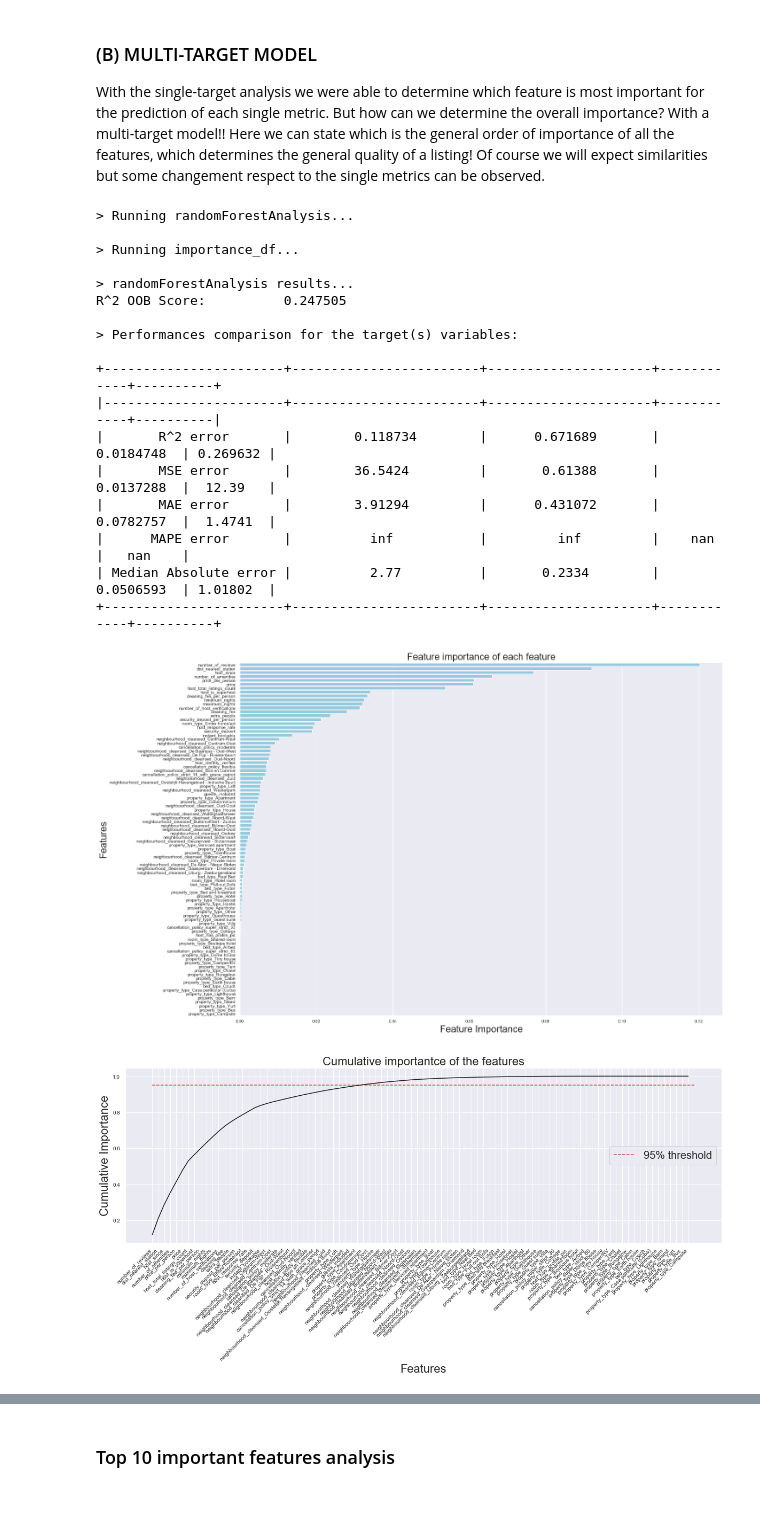
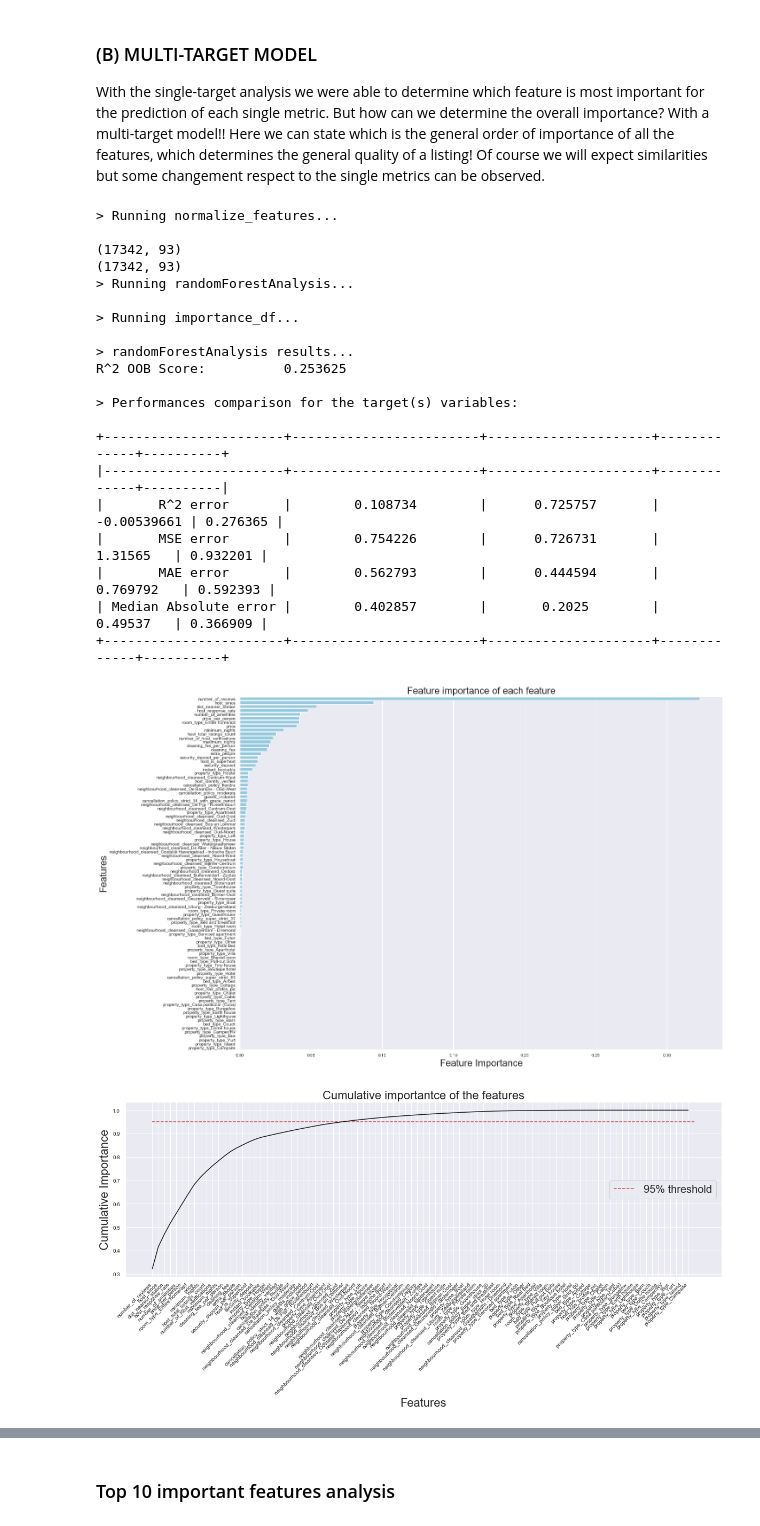
Before and after one commit to vonalven/airbnb_ada_project, a Jupyter notebook: 12.10.main.ipynb, the cells around one changed output, grey strips where cells are left out. Saved outputs shown, nothing was run; the diff lists cells and outputs as text; code cells hidden in the pictures.

```diff
--- a/12.10.main.ipynb
+++ b/12.10.main.ipynb
@@ -851,24 +930,29 @@ TEXTE À REVOIR SI ON GARDE SEULEMENT COMPOUND
 With the single-target analysis we were able to determine which feature is most important for the prediction of each single metric. But how can we determine the overall importance? With a multi-target model!! Here we can state which is the general order of importance of all the features, which determines the general quality of a listing! Of course we will expect similarities but some changement respect to the single metrics can be observed.
 # %%
 f = FeaturesTools(df_features_w_metrics, df_success_metrics.columns.tolist(), random_seed = random_seed)
+processed_feat = f.preprocess_features(preprocessing_type = 'standardize_robust')
+f = FeaturesTools(processed_feat, df_success_metrics.columns.tolist(), random_seed = random_seed)
 df_importance4, df_err4, rf4 = f.randomForestAnalysis(plotResults = [True, True, True, False], tuneModelParameters = False)
 # %% [output]
+> Running normalize_features...
+
+(17342, 93)
+(17342, 93)
 > Running randomForestAnalysis...
 
 > Running importance_df...
 
 > randomForestAnalysis results...
-R^2 OOB Score:          0.247505
+R^2 OOB Score:          0.253625
 
 > Performances comparison for the target(s) variables:
 
-+-----------------------+------------------------+---------------------+------------+----------+
-|-----------------------+------------------------+---------------------+------------+----------|
-|       R^2 error       |        0.118734        |      0.671689       | 0.0184748  | 0.269632 |
-|       MSE error       |        36.5424         |       0.61388       | 0.0137288  |  12.39   |
-|       MAE error       |        3.91294         |      0.431072       | 0.0782757  |  1.4741  |
-|      MAPE error       |          inf           |         inf         |    nan     |   nan    |
-| Median Absolute error |          2.77          |       0.2334        | 0.0506593  | 1.01802  |
-+-----------------------+------------------------+---------------------+------------+----------+
++-----------------------+------------------------+---------------------+-------------+----------+
+|-----------------------+------------------------+---------------------+-------------+----------|
+|       R^2 error       |        0.108734        |      0.725757       | -0.00539661 | 0.276365 |
+|       MSE error       |        0.754226        |      0.726731       |   1.31565   | 0.932201 |
+|       MAE error       |        0.562793        |      0.444594       |  0.769792   | 0.592393 |
+| Median Absolute error |        0.402857        |       0.2025        |   0.49537   | 0.366909 |
++-----------------------+------------------------+---------------------+-------------+----------+
-[figure, old version]
+[figure, new version]
-[figure, old version]
+[figure, new version]
```
Also changed, not shown: parts of 19 cells of this notebook, 2 other files.
